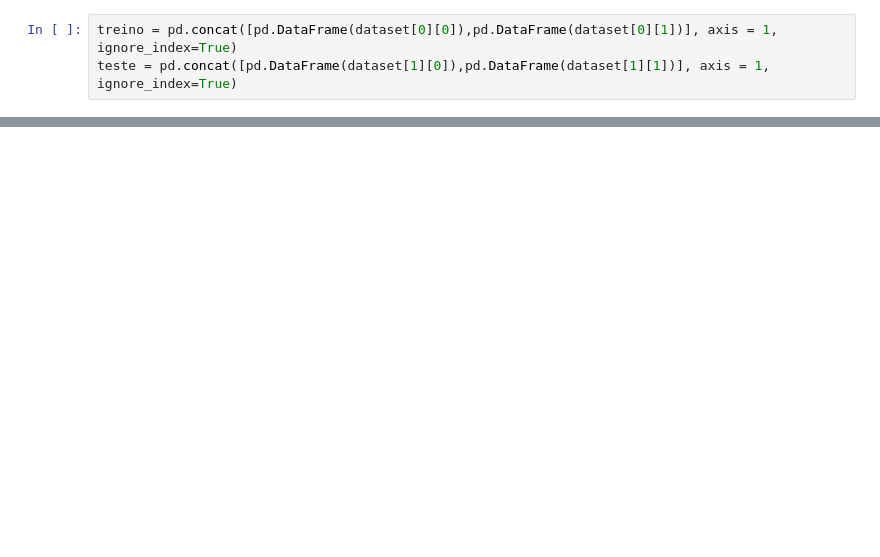
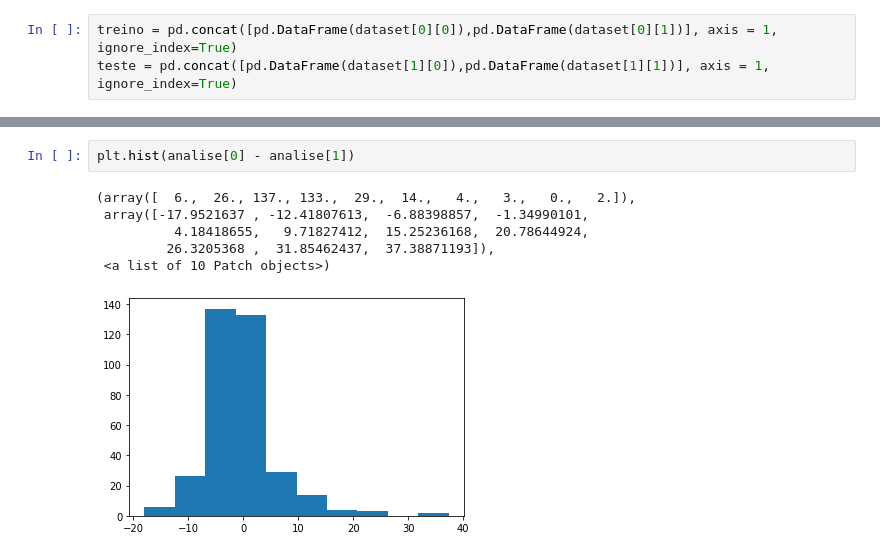
Before and after one commit to DaniloBenjamin/Deep_Learning, a Jupyter notebook: boston_housing/redes_neurais_densas_01.ipynb, the cells around one changed output, grey strips where cells are left out. Cells and saved outputs as stored; diff of their text form; blank space fills up the shorter version.

```diff
--- a/boston_housing/redes_neurais_densas_01.ipynb
+++ b/boston_housing/redes_neurais_densas_01.ipynb
@@ -40,0 +123,9 @@ teste = pd.concat([pd.DataFrame(dataset[1][0]),pd.DataFrame(dataset[1][1])], axi
+# %%
+plt.hist(analise[0] - analise[1])
+# %% [output]
+(array([  6.,  26., 137., 133.,  29.,  14.,   4.,   3.,   0.,   2.]),
+ array([-17.9521637 , -12.41807613,  -6.88398857,  -1.34990101,
+          4.18418655,   9.71827412,  15.25236168,  20.78644924,
+         26.3205368 ,  31.85462437,  37.38871193]),
+ <a list of 10 Patch objects>)
+[figure, added]
```
Also changed, not shown: parts of 17 cells of this notebook.
